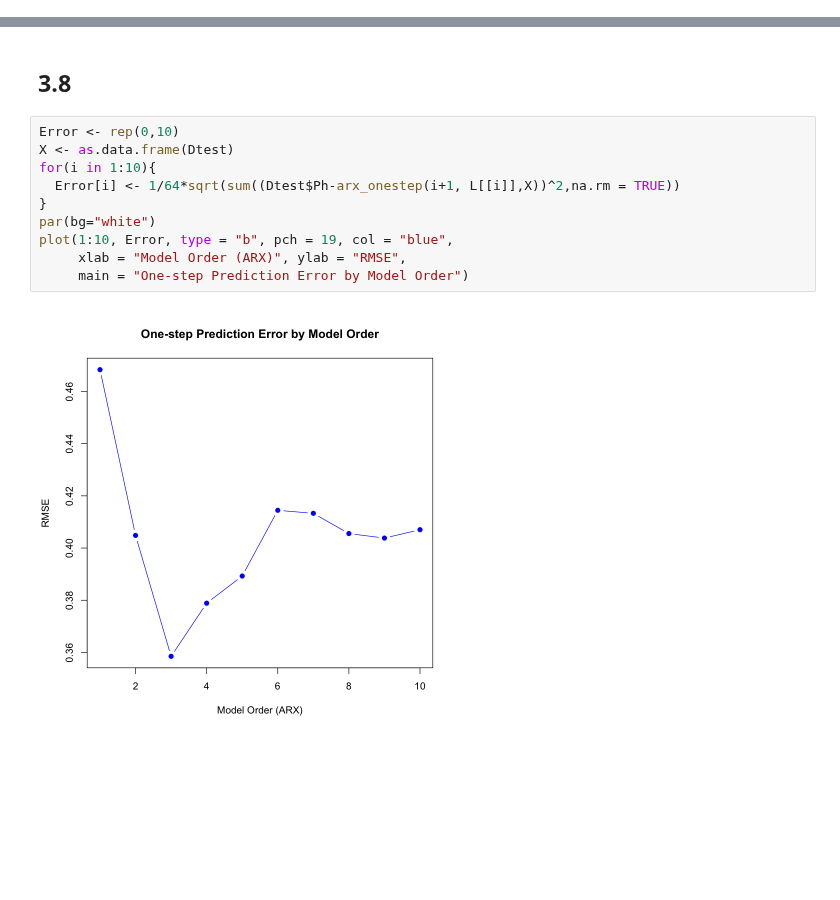
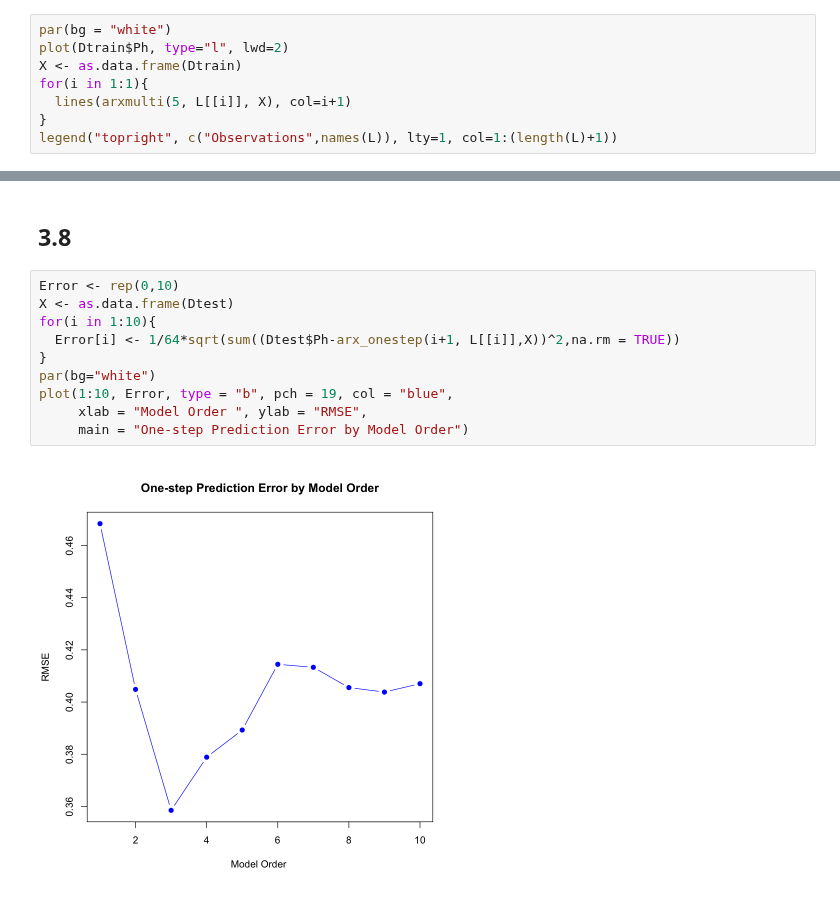
Before and after one commit to mathilderask/TimeSeriesAnalysis, a Jupyter notebook: Assig3/opg_3_oia.ipynb, the cells around one changed output, grey strips where cells are left out. Saved outputs shown, nothing was run; the diff lists cells and outputs as text; blank space fills up the shorter version.

```diff
--- a/Assig3/opg_3_oia.ipynb
+++ b/Assig3/opg_3_oia.ipynb
@@ -342,3 +340,11 @@ L$ARX8 <- lm(Ph ~ 0 + Ph.l1 + Ph.l2 + Ph.l3 + Ph.l4 + Ph.l5 + Ph.l6 + Ph.l7 + Ph
 L$ARX9 <- lm(Ph ~ 0 + Ph.l1 + Ph.l2 + Ph.l3 + Ph.l4 + Ph.l5 + Ph.l6 + Ph.l7 + Ph.l8 + Ph.l9 + Tdelta.l0 + Tdelta.l1 + Tdelta.l2 + Tdelta.l3 + Tdelta.l4 + Tdelta.l5 + Tdelta.l6 + Tdelta.l7 + Tdelta.l8 + Gv.l0 + Gv.l1 + Gv.l2 + Gv.l3 + Gv.l4 + Gv.l5 + Gv.l6 + Gv.l7 + Gv.l8, data = Dtrain)
 
 L$ARX10 <- lm(Ph ~ 0 + Ph.l1 + Ph.l2 + Ph.l3 + Ph.l4 + Ph.l5 + Ph.l6 + Ph.l7 + Ph.l8 + Ph.l9 + Ph.l10 + Tdelta.l0 + Tdelta.l1 + Tdelta.l2 + Tdelta.l3 + Tdelta.l4 + Tdelta.l5 + Tdelta.l6 + Tdelta.l7 + Tdelta.l8 + Tdelta.l9 + Gv.l0 + Gv.l1 + Gv.l2 + Gv.l3 + Gv.l4 + Gv.l5 + Gv.l6 + Gv.l7 + Gv.l8 + Gv.l9, data = Dtrain)
+# %%
+par(bg = "white")
+plot(Dtrain$Ph, type="l", lwd=2)
+X <- as.data.frame(Dtrain)
+for(i in 1:1){
+  lines(arxmulti(5, L[[i]], X), col=i+1)
+}
+legend("topright", c("Observations",names(L)), lty=1, col=1:(length(L)+1))
@@ -368,12 +376,12 @@ legend("topright", legend = c("AIC", "BIC"), col = c("blue", "red"), pch = c(19,
 # %%
 Error <- rep(0,10)
 X <- as.data.frame(Dtest)
 for(i in 1:10){
   Error[i] <- 1/64*sqrt(sum((Dtest$Ph-arx_onestep(i+1, L[[i]],X))^2,na.rm = TRUE))
 }
 par(bg="white")
 plot(1:10, Error, type = "b", pch = 19, col = "blue",
-     xlab = "Model Order (ARX)", ylab = "RMSE",
+     xlab = "Model Order ", ylab = "RMSE",
      main = "One-step Prediction Error by Model Order")
 # %% [output]
-[figure, old version]
+[figure, new version]
```
Also changed, not shown: parts of 6 cells of this notebook.
